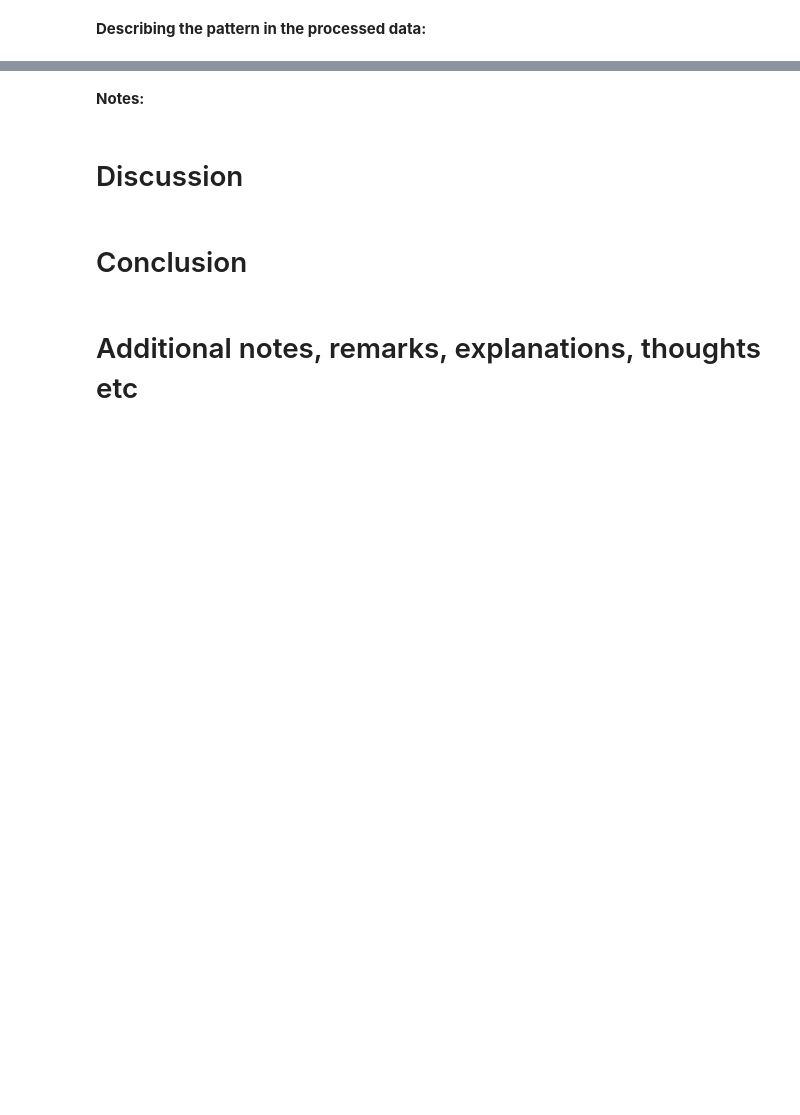
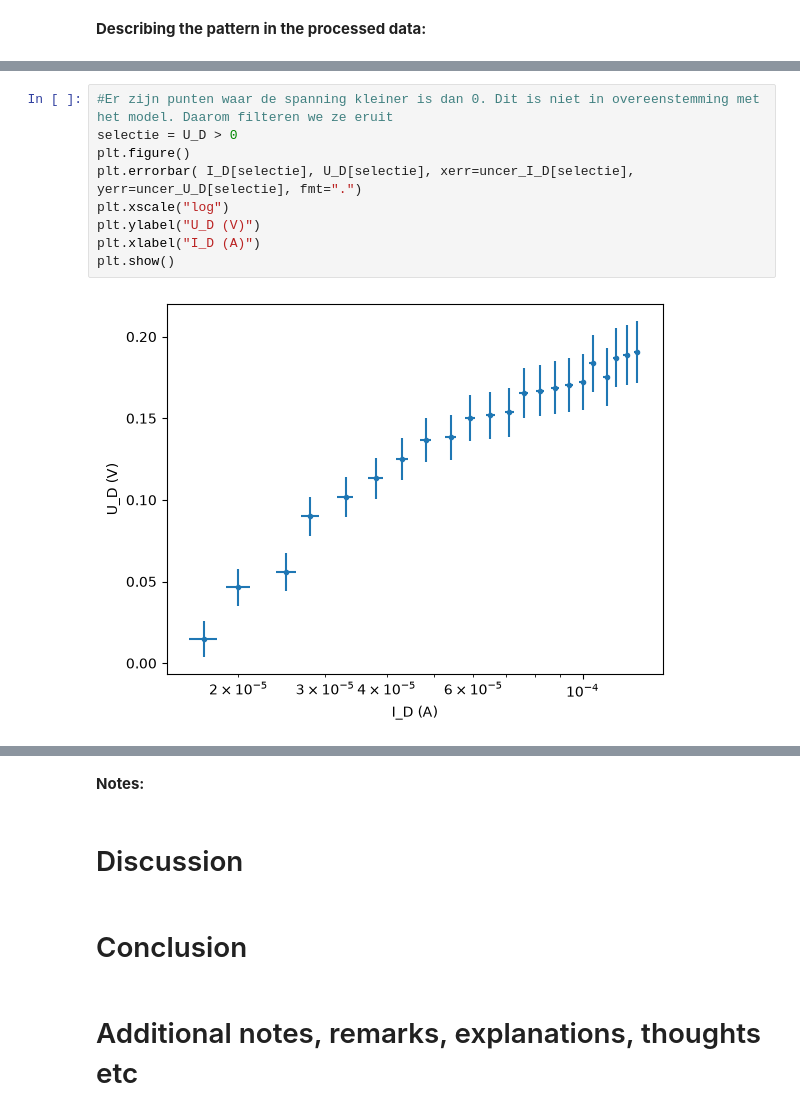
Before and after one commit to TUDPJB/TN-Q2-BM-PJ-Bregtje, a Jupyter notebook: content/tn13015_exp/BM_labjournaal.ipynb, the cells around one changed output, grey strips where cells are left out. Saved outputs shown, nothing was run; the diff lists cells and outputs as text; blank space fills up the shorter version.

```diff
--- a/content/tn13015_exp/BM_labjournaal.ipynb
+++ b/content/tn13015_exp/BM_labjournaal.ipynb
@@ -54,0 +104,11 @@ from scipy.optimize import curve_fit
+# %%
+#Er zijn punten waar de spanning kleiner is dan 0. Dit is niet in overeenstemming met het model. Daarom filteren we ze eruit
+selectie = U_D > 0
+plt.figure()
+plt.errorbar( I_D[selectie], U_D[selectie], xerr=uncer_I_D[selectie], yerr=uncer_U_D[selectie], fmt=".")
+plt.xscale("log")
+plt.ylabel("U_D (V)")
+plt.xlabel("I_D (A)")
+plt.show()
+# %% [output]
+[figure, added]
```
Also changed, not shown: parts of 10 cells of this notebook.
